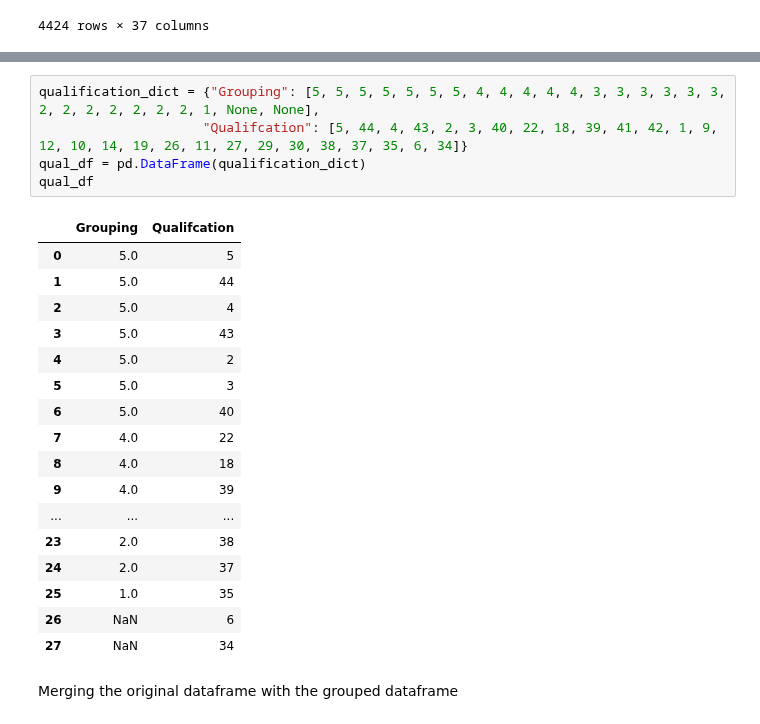
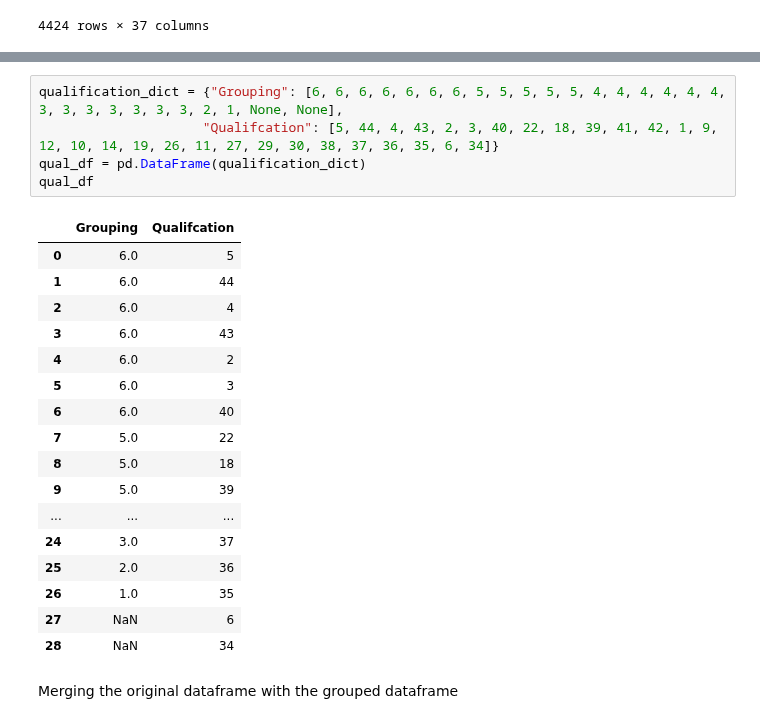
Before and after one commit to obDann/INF2179-GroupProject, a Jupyter notebook: cleaning_ds_parent_qualification.ipynb, the cells around one changed output, grey strips where cells are left out. Drawn from its saved outputs; the diff is of its cells as text.

```diff
--- a/cleaning_ds_parent_qualification.ipynb
+++ b/cleaning_ds_parent_qualification.ipynb
@@ -63,28 +66,28 @@ UNKNOWN:
 6 - Frequency of Higher Education
 34 - Unknown
 # %%
-qualification_dict = {"Grouping": [5, 5, 5, 5, 5, 5, 5, 4, 4, 4, 4, 4, 3, 3, 3, 3, 3, 3, 2, 2, 2, 2, 2, 2, 2, 1, None, None],
-                     "Qualifcation": [5, 44, 4, 43, 2, 3, 40, 22, 18, 39, 41, 42, 1, 9, 12, 10, 14, 19, 26, 11, 27, 29, 30, 38, 37, 35, 6, 34]}
+qualification_dict = {"Grouping": [6, 6, 6, 6, 6, 6, 6, 5, 5, 5, 5, 5, 4, 4, 4, 4, 4, 4, 3, 3, 3, 3, 3, 3, 3, 2, 1, None, None],
+                     "Qualifcation": [5, 44, 4, 43, 2, 3, 40, 22, 18, 39, 41, 42, 1, 9, 12, 10, 14, 19, 26, 11, 27, 29, 30, 38, 37, 36, 35, 6, 34]}
 qual_df = pd.DataFrame(qualification_dict)
 qual_df
 # %% [output]
 |  | Grouping | Qualifcation |
-| 0 | 5.0 | 5 |
-| 1 | 5.0 | 44 |
-| 2 | 5.0 | 4 |
-| 3 | 5.0 | 43 |
-| 4 | 5.0 | 2 |
-| 5 | 5.0 | 3 |
-| 6 | 5.0 | 40 |
-| 7 | 4.0 | 22 |
-| 8 | 4.0 | 18 |
-| 9 | 4.0 | 39 |
+| 0 | 6.0 | 5 |
+| 1 | 6.0 | 44 |
+| 2 | 6.0 | 4 |
+| 3 | 6.0 | 43 |
+| 4 | 6.0 | 2 |
+| 5 | 6.0 | 3 |
+| 6 | 6.0 | 40 |
+| 7 | 5.0 | 22 |
+| 8 | 5.0 | 18 |
+| 9 | 5.0 | 39 |
 | ... | ... | ... |
-| 23 | 2.0 | 38 |
-| 24 | 2.0 | 37 |
-| 25 | 1.0 | 35 |
-| 26 | NaN | 6 |
-| 27 | NaN | 34 |
+| 24 | 3.0 | 37 |
+| 25 | 2.0 | 36 |
+| 26 | 1.0 | 35 |
+| 27 | NaN | 6 |
+| 28 | NaN | 34 |
 # %% [markdown]
 Merging the original dataframe with the grouped dataframe
 # %%
```
Also changed, not shown: parts of 2 cells of this notebook.
